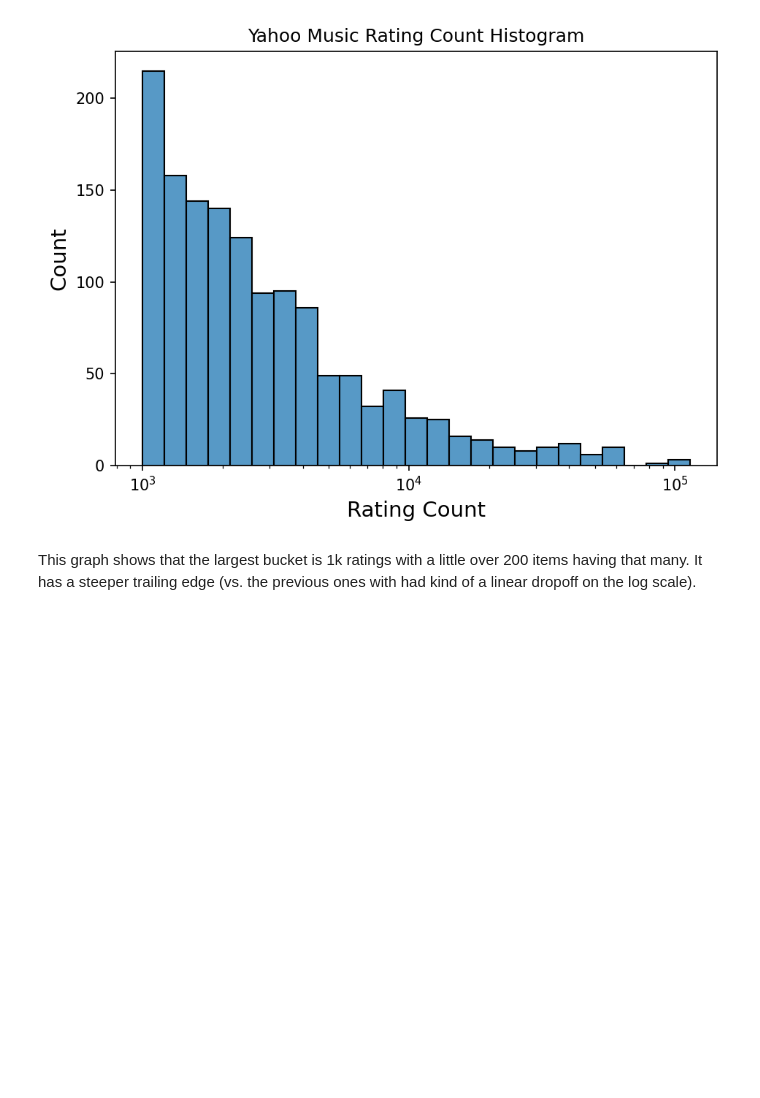
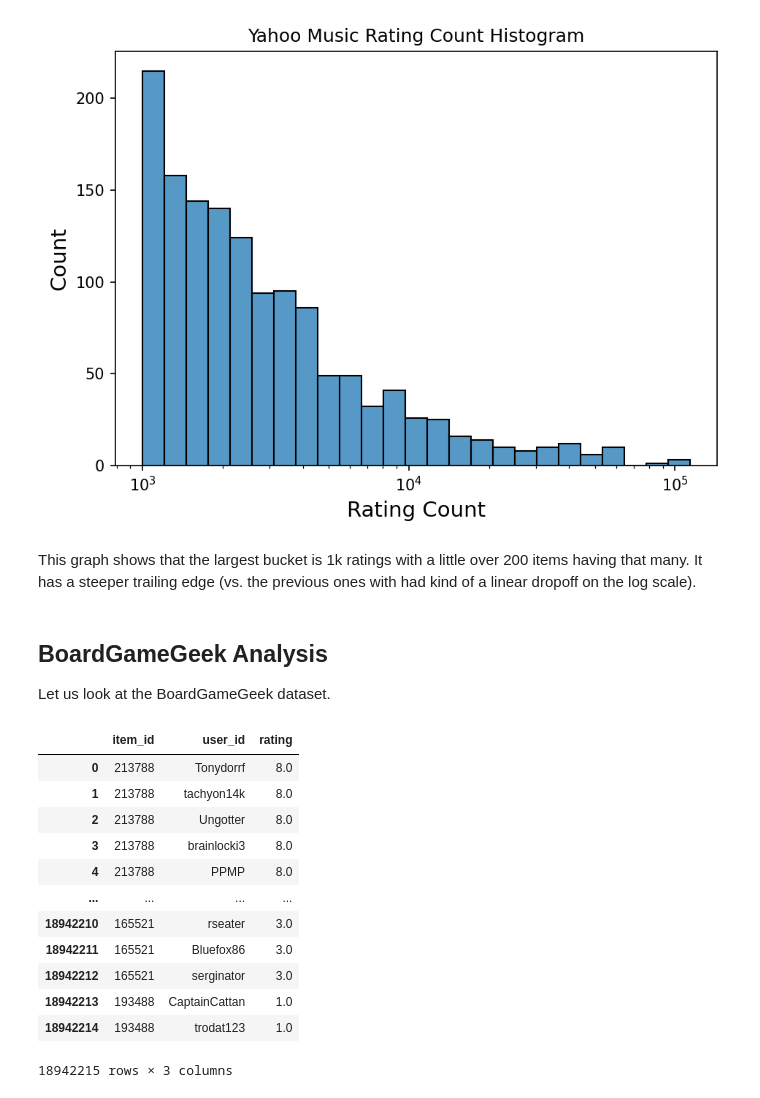
Before and after one commit to jmfb/csc6711-project2, a Jupyter notebook: Project2.ipynb, the cells around one changed output. Drawn from its saved outputs; the diff is of its cells as text; code cells hidden in the pictures; blank space fills up the shorter version.

```diff
--- a/Project2.ipynb
+++ b/Project2.ipynb
@@ -294,3 +294,24 @@ plot.set(title='Yahoo Music Rating Count Histogram', xlabel='Rating Count');
 [figure]
 # %% [markdown]
 This graph shows that the largest bucket is 1k ratings with a little over 200 items having that many.  It has a steeper trailing edge (vs. the previous ones with had kind of a linear dropoff on the log scale).
+# %% [markdown]
+## BoardGameGeek Analysis
+
+Let us look at the BoardGameGeek dataset.
+# %%
+df4 = pd.read_feather('./datasets/boardgamegeek.feather')
+df4
+# %% [output]
+|  | item_id | user_id | rating |
+| 0 | 213788 | Tonydorrf | 8.0 |
+| 1 | 213788 | tachyon14k | 8.0 |
+| 2 | 213788 | Ungotter | 8.0 |
+| 3 | 213788 | brainlocki3 | 8.0 |
+| 4 | 213788 | PPMP | 8.0 |
+| ... | ... | ... | ... |
+| 18942210 | 165521 | rseater | 3.0 |
+| 18942211 | 165521 | Bluefox86 | 3.0 |
+| 18942212 | 165521 | serginator | 3.0 |
+| 18942213 | 193488 | CaptainCattan | 1.0 |
+| 18942214 | 193488 | trodat123 | 1.0 |
+18942215 rows × 3 columns
```
Also changed, not shown: parts of 9 cells of this notebook.
